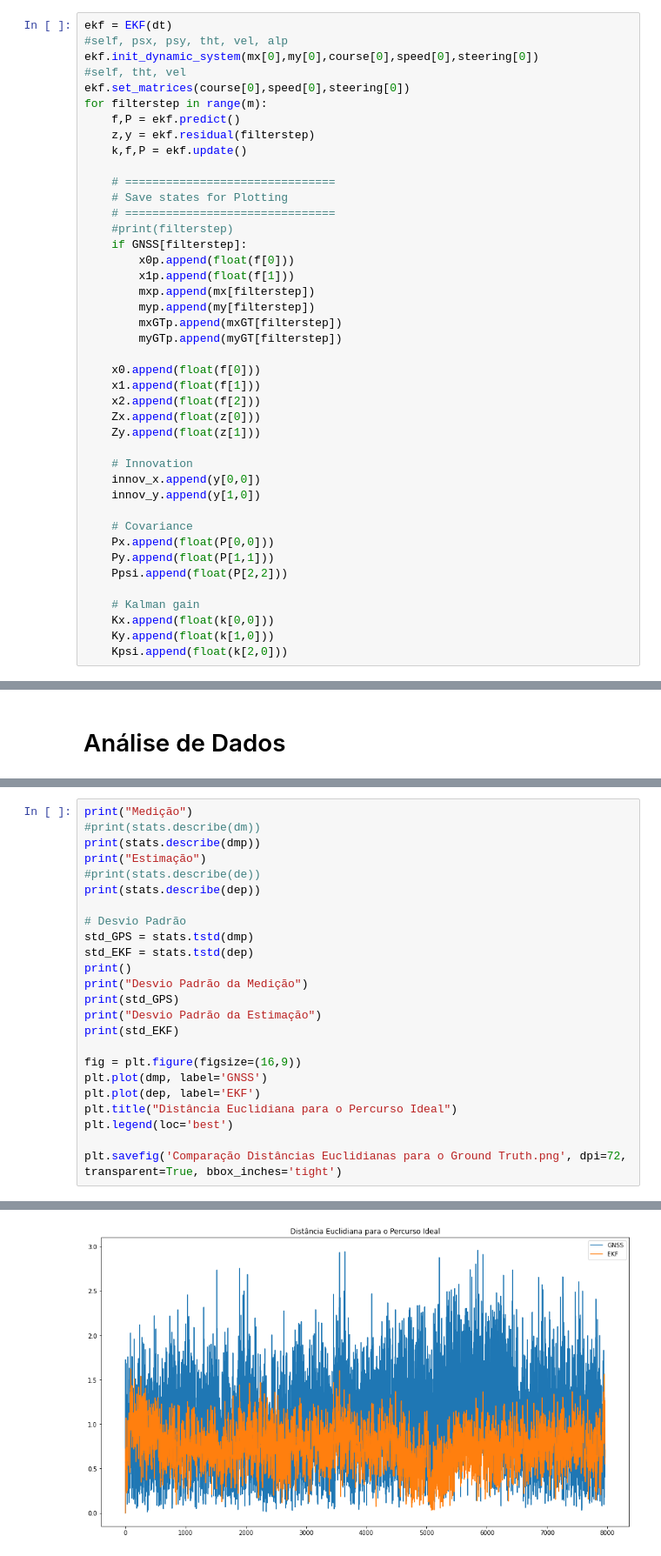
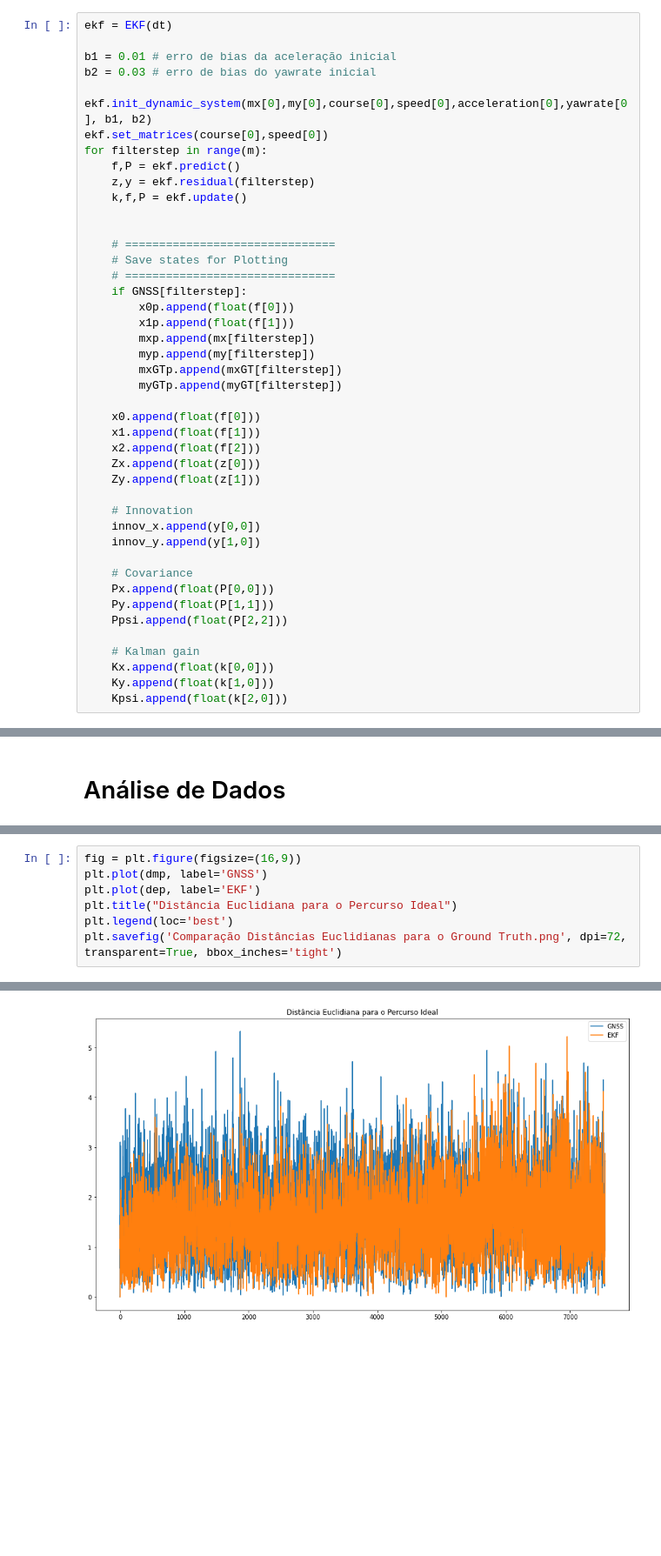
Before and after one commit to deivis6x7/Kalman, a Jupyter notebook: 03-EKF.ipynb, the cells around one changed output, grey strips where cells are left out. Shown: that part at 87% size. Drawn from its saved outputs; the diff is of its cells as text; blank space fills up the shorter version.

```diff
--- a/03-EKF.ipynb
+++ b/03-EKF.ipynb
@@ -569,19 +628,21 @@ class EKF():
         return self.k, self.x, self.P
 # %%
 ekf = EKF(dt)
-#self, psx, psy, tht, vel, alp
-ekf.init_dynamic_system(mx[0],my[0],course[0],speed[0],steering[0])
-#self, tht, vel
-ekf.set_matrices(course[0],speed[0],steering[0])
+
+b1 = 0.01 # erro de bias da aceleração inicial
+b2 = 0.03 # erro de bias do yawrate inicial
+
+ekf.init_dynamic_system(mx[0],my[0],course[0],speed[0],acceleration[0],yawrate[0], b1, b2)
+ekf.set_matrices(course[0],speed[0])
 for filterstep in range(m):
     f,P = ekf.predict()
     z,y = ekf.residual(filterstep)
     k,f,P = ekf.update()
 
+
     # ===============================
     # Save states for Plotting
     # ===============================
-    #print(filterstep)
     if GNSS[filterstep]:
         x0p.append(float(f[0]))
         x1p.append(float(f[1]))
@@ -663,26 +720,9 @@ dep = np.sqrt((pos_xp - pos_mxGTp)**2 + (pos_yp - pos_myGTp)**2 )
 dmp = np.sqrt((pos_mxp - pos_mxGTp)**2 + (pos_myp - pos_myGTp)**2 )
 # %%
-print("Medição")
-#print(stats.describe(dm))
-print(stats.describe(dmp))
-print("Estimação")
-#print(stats.describe(de))
-print(stats.describe(dep))
-
-# Desvio Padrão
-std_GPS = stats.tstd(dmp)
-std_EKF = stats.tstd(dep)
-print()
-print("Desvio Padrão da Medição")
-print(std_GPS)
-print("Desvio Padrão da Estimação")
-print(std_EKF)
-
 fig = plt.figure(figsize=(16,9))
 plt.plot(dmp, label='GNSS')
 plt.plot(dep, label='EKF')
 plt.title("Distância Euclidiana para o Percurso Ideal")
 plt.legend(loc='best')
-
 plt.savefig('Comparação Distâncias Euclidianas para o Ground Truth.png', dpi=72, transparent=True, bbox_inches='tight')
 # %% [output]
@@ -698 +729 @@ Desvio Padrão da Estimação
-[figure, old version]
+[figure, new version]
```
Also changed, not shown: parts of 46 cells of this notebook, 2 other files.
